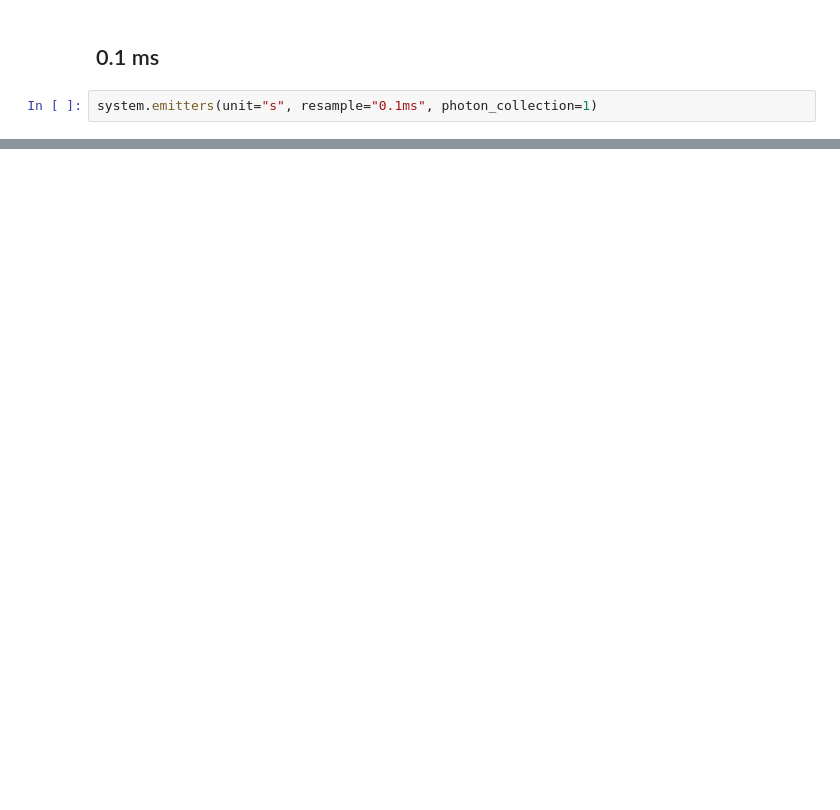
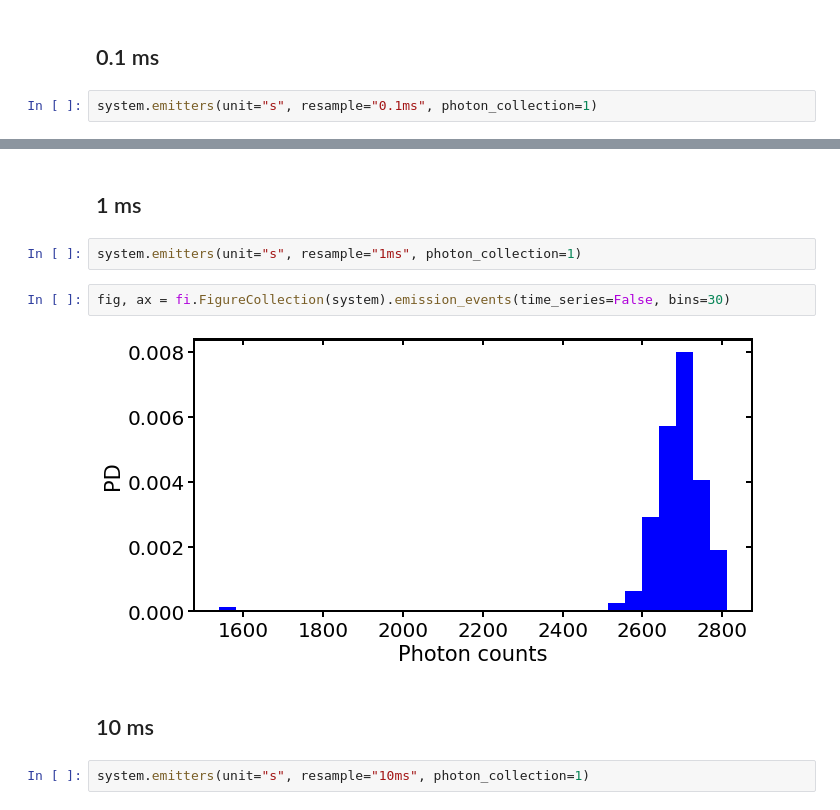
Before and after one commit to super-resolution/Fluopy, a Jupyter notebook: notebooks/binned photon counts/1F_S0_S1.ipynb, the cells around one changed output, grey strips where cells are left out. Drawn from its saved outputs; the diff is of its cells as text; blank space fills up the shorter version.

```diff
--- a/notebooks/binned photon counts/1F_S0_S1.ipynb
+++ b/notebooks/binned photon counts/1F_S0_S1.ipynb
@@ -63,0 +66,12 @@ fig, ax = fi.FigureCollection(system).emission_events(time_series=False, bins=30
+# %% [markdown]
+## 1 ms
+# %%
+system.emitters(unit="s", resample="1ms", photon_collection=1)
+# %%
+fig, ax = fi.FigureCollection(system).emission_events(time_series=False, bins=30)
+# %% [output]
+[figure, added]
+# %% [markdown]
+## 10 ms
+# %%
+system.emitters(unit="s", resample="10ms", photon_collection=1)
```
Also changed, not shown: parts of 15 cells of this notebook, 7 other files.
